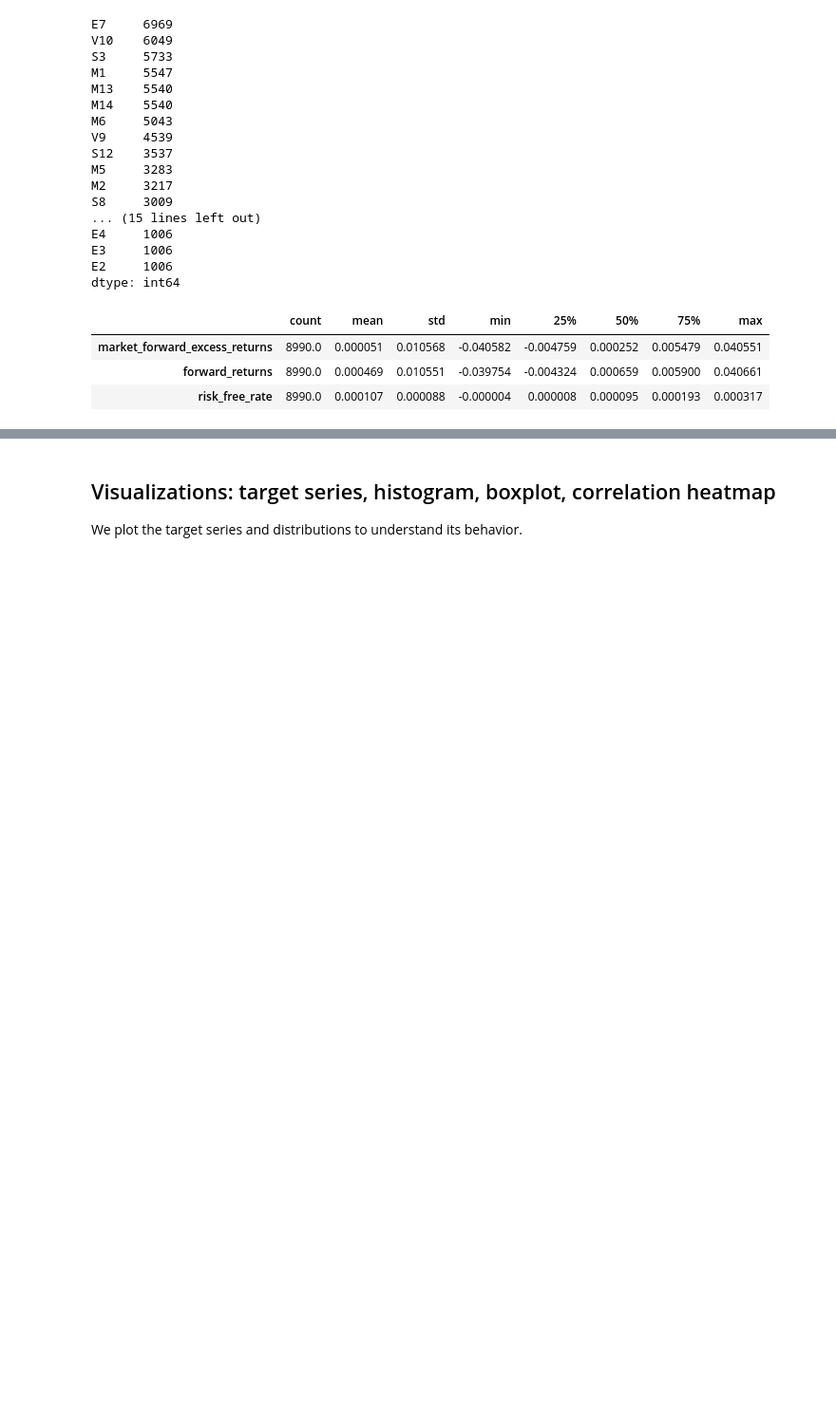
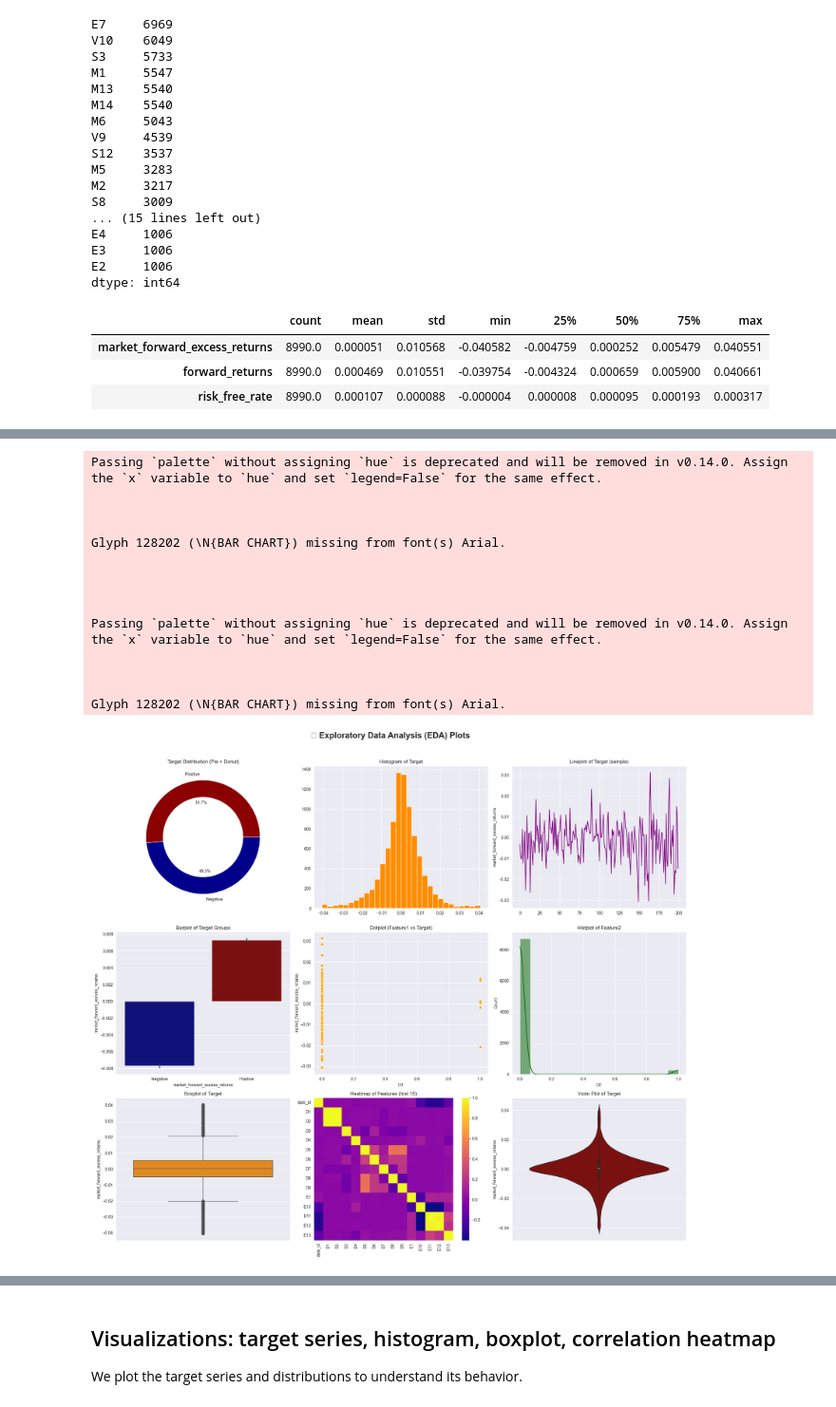
Before and after one commit to WasiqAli275/Ai_gen_webapp_using_flask_streamlit, a Jupyter notebook: notebook/kaggle/competitions/hull_tactical_notebook.ipynb, the cells around one changed output, grey strips where cells are left out. Shown at 95% size. Cells and saved outputs as stored; diff of their text form; code cells hidden in the pictures; blank space fills up the shorter version.

```diff
--- a/notebook/kaggle/competitions/hull_tactical_notebook.ipynb
+++ b/notebook/kaggle/competitions/hull_tactical_notebook.ipynb
@@ -116,0 +158,75 @@ dtype: int64
+# %%
+# 📊 Combined EDA Plots using Matplotlib + Seaborn
+import matplotlib.pyplot as plt
+import seaborn as sns
+import numpy as np
+
+# Dark style
+sns.set_style("darkgrid")
+
+target_col = "market_forward_excess_returns"
+
+# Create 3x3 subplots
+fig, axes = plt.subplots(3, 3, figsize=(20, 18))
+fig.suptitle("📊 Exploratory Data Analysis (EDA) Plots", fontsize=20, fontweight='bold')
+
+# 1. Pie + Donut Plot
+target_groups = train[target_col].apply(lambda x: "Positive" if x > 0 else "Negative").value_counts()
+wedges, texts, autotexts = axes[0,0].pie(target_groups.values, labels=target_groups.index,
+                                         autopct='%1.1f%%', colors=['darkred','darkblue'])
+centre_circle = plt.Circle((0,0),0.70,fc='white')
+axes[0,0].add_artist(centre_circle)
+axes[0,0].set_title("Target Distribution (Pie + Donut)")
+
+# 2. Histogram of Target
+axes[0,1].hist(train[target_col], bins=30, color='darkorange')
+axes[0,1].set_title("Histogram of Target")
+
+# 3. Lineplot of Target (first 200 points)
+sns.lineplot(x=range(200), y=train[target_col].iloc[:200], color='purple', ax=axes[0,2])
+axes[0,2].set_title("Lineplot of Target (sample)")
+
+# 4. Barplot (Mean target per group)
+bar_data = train[target_col].apply(lambda x: "Positive" if x > 0 else "Negative")
+sns.barplot(x=bar_data, y=train[target_col], palette=['darkblue','darkred'], ax=axes[1,0])
+axes[1,0].set_title("Barplot of Target Groups")
+
+# 5. Dotplot (scatter: feature1 vs target, sample 200)
+sns.scatterplot(x=train.iloc[:200,1], y=train[target_col].iloc[:200], color="orange", ax=axes[1,1])
+axes[1,1].set_title("Dotplot (Feature1 vs Target)")
+
+# 6. Histplot (feature2 distribution)
+sns.histplot(train.iloc[:,2], kde=True, color='darkgreen', ax=axes[1,2])
+axes[1,2].set_title("Histplot of Feature2")
+
+# 7. Boxplot of Target
+sns.boxplot(y=train[target_col], color='darkorange', ax=axes[2,0])
+axes[2,0].set_title("Boxplot of Target")
+
+# 8. Heatmap (correlation of first 15 features)
+corr = train.iloc[:, :15].corr()
+sns.heatmap(corr, cmap="plasma", ax=axes[2,1])
+axes[2,1].set_title("Heatmap of Features (first 15)")
+
+# 9. Violin plot of Target
+sns.violinplot(y=train[target_col], palette=['darkred'], ax=axes[2,2])
+axes[2,2].set_title("Violin Plot of Target")
+
+plt.tight_layout(rect=[0, 0, 1, 0.96])
+plt.show()
+# %% [output]
+Passing `palette` without assigning `hue` is deprecated and will be removed in v0.14.0. Assign the `x` variable to `hue` and set `legend=False` for the same effect.
+
+
+
+Glyph 128202 (\N{BAR CHART}) missing from font(s) Arial.
+
+
+
+
+Passing `palette` without assigning `hue` is deprecated and will be removed in v0.14.0. Assign the `x` variable to `hue` and set `legend=False` for the same effect.
+
+
+
+Glyph 128202 (\N{BAR CHART}) missing from font(s) Arial.
+[figure, added]
```
Also changed, not shown: parts of 6 cells of this notebook, 2 other files.
